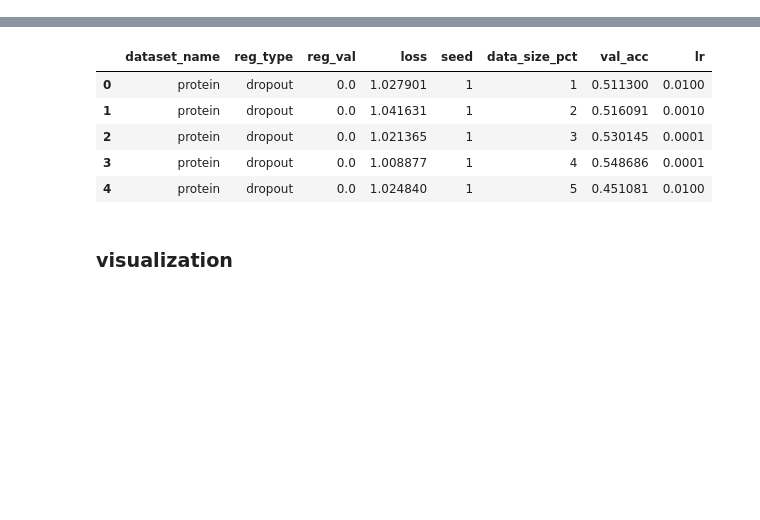
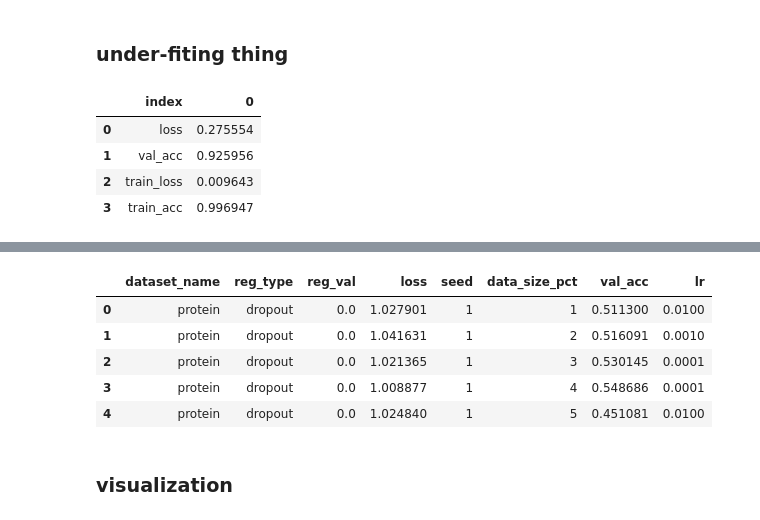
Before and after one commit to srp-group/hypothesis-testing, a Jupyter notebook: hyperparameters/visualization.ipynb, the cells around one changed output, grey strips where cells are left out. Cells and saved outputs as stored; diff of their text form; code cells hidden in the pictures; blank space fills up the shorter version.

Commit message:
under-fiting proof

```diff
--- a/hyperparameters/visualization.ipynb
+++ b/hyperparameters/visualization.ipynb
@@ -8,3 +8,18 @@ import plotly.io as pio
 from plotly.subplots import make_subplots
 import math
 from scipy.stats import norm
+# %% [markdown]
+### under-fiting thing
+# %%
+df_dna = pd.read_csv('../dna_l2_results.csv', header=0, index_col=None)
+df_dna = df_dna.drop(columns=[
+    "dataset_name", "reg_type", "reg_val", "data_size_pct", "lr", "seed"
+])
+df_dna = df_dna.mean().reset_index()
+df_dna.head()
+# %% [output]
+|  | index | 0 |
+| 0 | loss | 0.275554 |
+| 1 | val_acc | 0.925956 |
+| 2 | train_loss | 0.009643 |
+| 3 | train_acc | 0.996947 |
```
Also changed, not shown: parts of 5 cells of this notebook.
